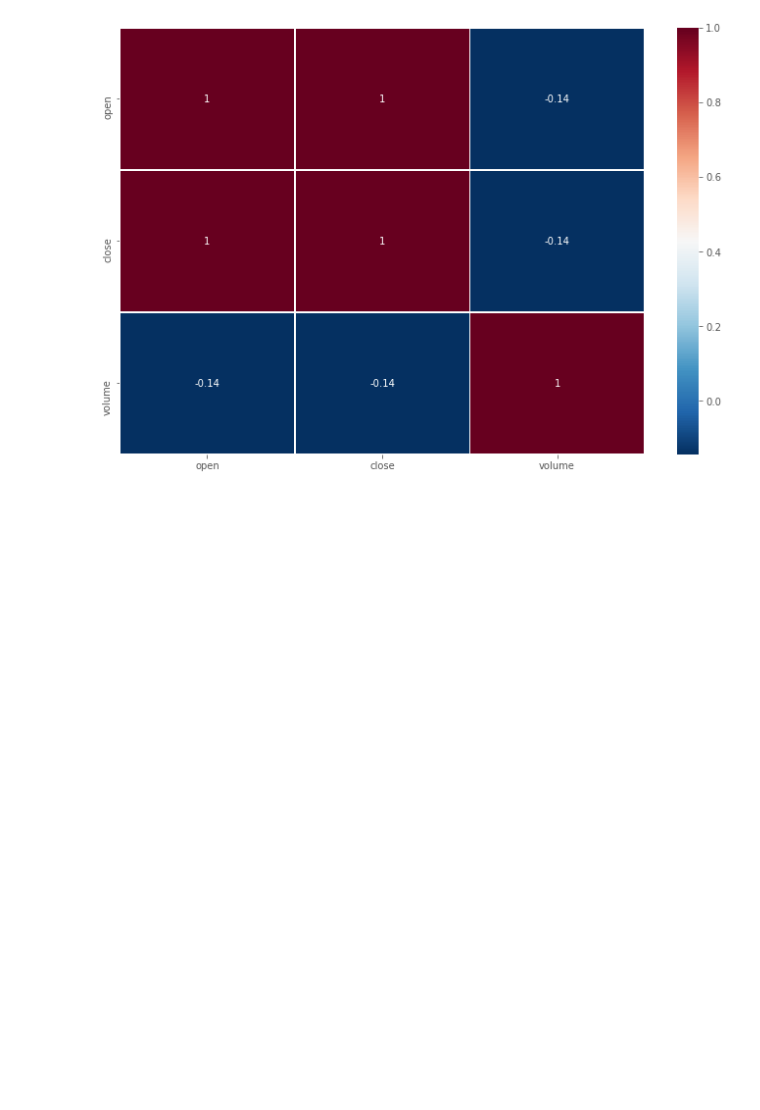
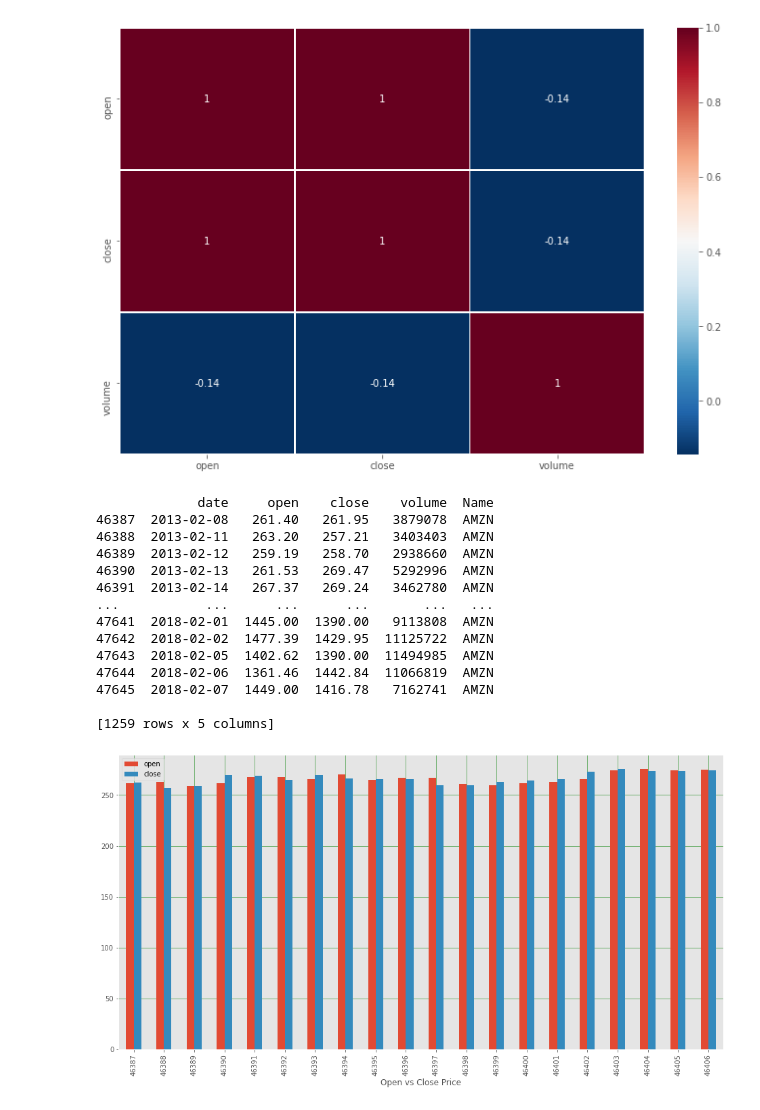
Before and after one commit to Akshantjain/cs418project, a Jupyter notebook: Final-Project.ipynb, the cells around one changed output. Saved outputs shown, nothing was run; the diff lists cells and outputs as text; code cells hidden in the pictures; blank space fills up the shorter version.

Commit message:
Open-close price plot for stocks

```diff
--- a/Final-Project.ipynb
+++ b/Final-Project.ipynb
@@ -205,3 +205,36 @@ cmap='RdBu_r', annot=True, linewidth=0.5)
 # %% [output]
 <AxesSubplot:>
 [figure]
+# %%
+# We design a function to visualize the independent and dependent variables and plot them for the stock
+
+def OpenClosePlot(stock, name):
+    stock_df=stock[['date','open','close']]
+    stock_df.head(10)
+
+    #Plot Open vs Close
+    stock_df[['open','close']].head(20).plot(kind='bar',figsize=(16,8))
+    plt.grid(which='major', linestyle='-', linewidth='0.5', color='green')
+    plt.grid(which='minor', linestyle=':', linewidth='0.5', color='black')
+    plt.xlabel("Open vs Close Price")
+    plt.show()
+
+Stock = "AMZN"
+df2 = df.loc[df['Name'] == Stock]
+OpenClosePlot(df2, stock)
+# %% [output]
+             date     open    close    volume  Name
+46387  2013-02-08   261.40   261.95   3879078  AMZN
+46388  2013-02-11   263.20   257.21   3403403  AMZN
+46389  2013-02-12   259.19   258.70   2938660  AMZN
+46390  2013-02-13   261.53   269.47   5292996  AMZN
+46391  2013-02-14   267.37   269.24   3462780  AMZN
+...           ...      ...      ...       ...   ...
+47641  2018-02-01  1445.00  1390.00   9113808  AMZN
+47642  2018-02-02  1477.39  1429.95  11125722  AMZN
+47643  2018-02-05  1402.62  1390.00  11494985  AMZN
+47644  2018-02-06  1361.46  1442.84  11066819  AMZN
+47645  2018-02-07  1449.00  1416.78   7162741  AMZN
+
+[1259 rows x 5 columns]
+[figure, added]
```
